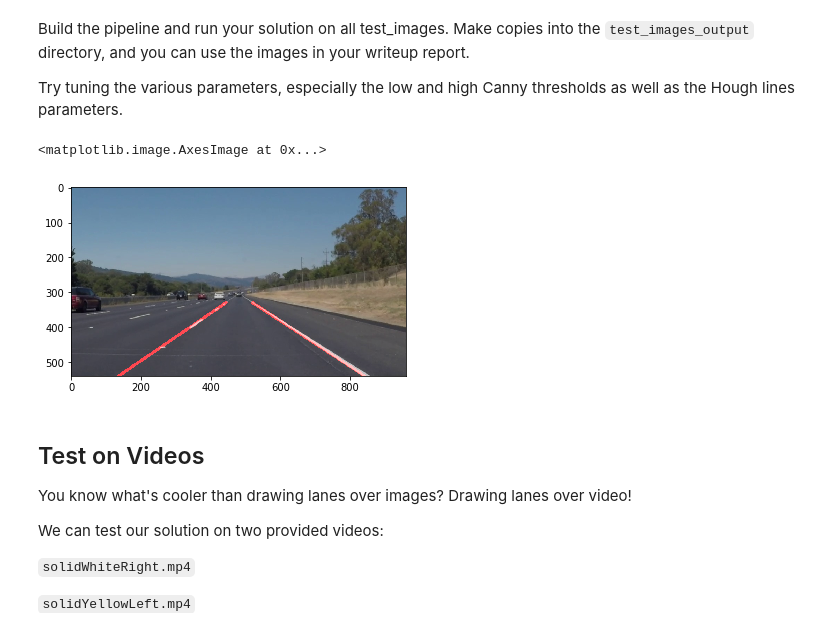
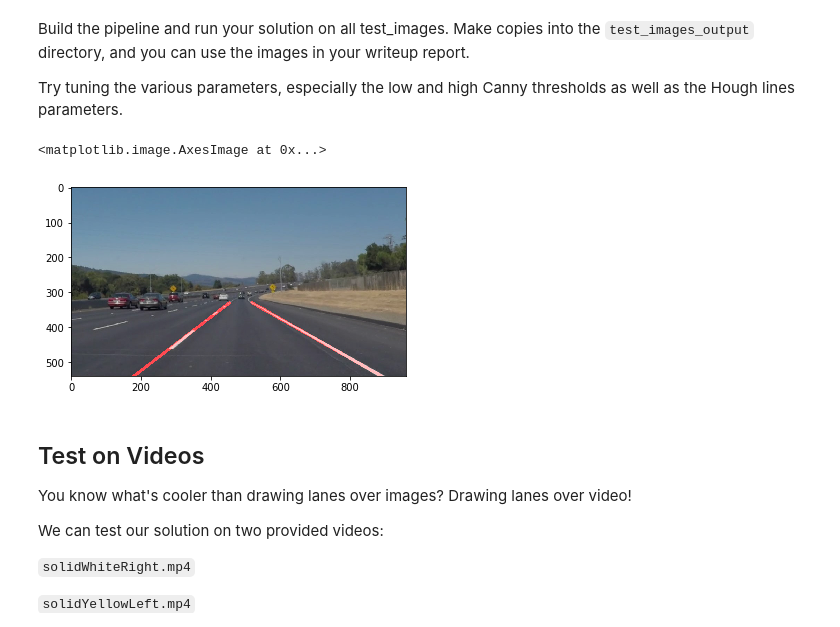
Before and after one commit to SamiraWettasinghe/CarND-LaneLines-P1, a Jupyter notebook: P1.ipynb, the cells around one changed output. Saved outputs shown, nothing was run; the diff lists cells and outputs as text; code cells hidden in the pictures.

```diff
--- a/P1.ipynb
+++ b/P1.ipynb
@@ -210,5 +210,4 @@ Build your pipeline to work on the images in the directory "test_images"
 **You should make sure your pipeline works well on these images before you try the videos.**
 # %%
 import os
-list_img = os.listdir("frames/")
-print (list_img[0])
+list_img = os.listdir("test_images")
@@ -223,29 +220,29 @@ Try tuning the various parameters, especially the low and high Canny thresholds
 # %%
 # TODO: Build your pipeline that will draw lane lines on the test_images
 # then save them to the test_images_output directory.
 
 #counter = 0
 #for frame in list_img:
-image = mpimg.imread(os.path.join('frames', 'frame17.jpg'))
+image = mpimg.imread(os.path.join('test_images', list_img[0]))
 gray = grayscale(image)
 blur_gray = gaussian_blur(gray, 5)
 edges = canny(blur_gray, 50, 150)
 
 imshape = image.shape
 hgt = 330
 verticies = np.array([[(0,imshape[0]),(440, hgt), (560, hgt), (imshape[1],imshape[0])]], dtype=np.int32)
 masked_edges = region_of_interest(edges, verticies)
 
-line_image = hough_lines(masked_edges, 2, np.pi/180, 15, 30, 20, hgt)
+line_image = hough_lines(masked_edges, 2, np.pi/180, 1, 30, 20, hgt)
 color_edges = np.dstack((edges, edges, edges))
 
 lines_edges = weighted_img(line_image, image)
 plt.imshow(lines_edges)
 #plt.imsave('output%d.jpg' % counter, lines_edges)
 #counter = counter + 1
 # %% [output]
 <matplotlib.image.AxesImage at 0x...>
-[figure, old version]
+[figure, new version]
 # %% [markdown]
 ## Test on Videos
 
```
Also changed, not shown: parts of 4 cells of this notebook, 5 other files.
